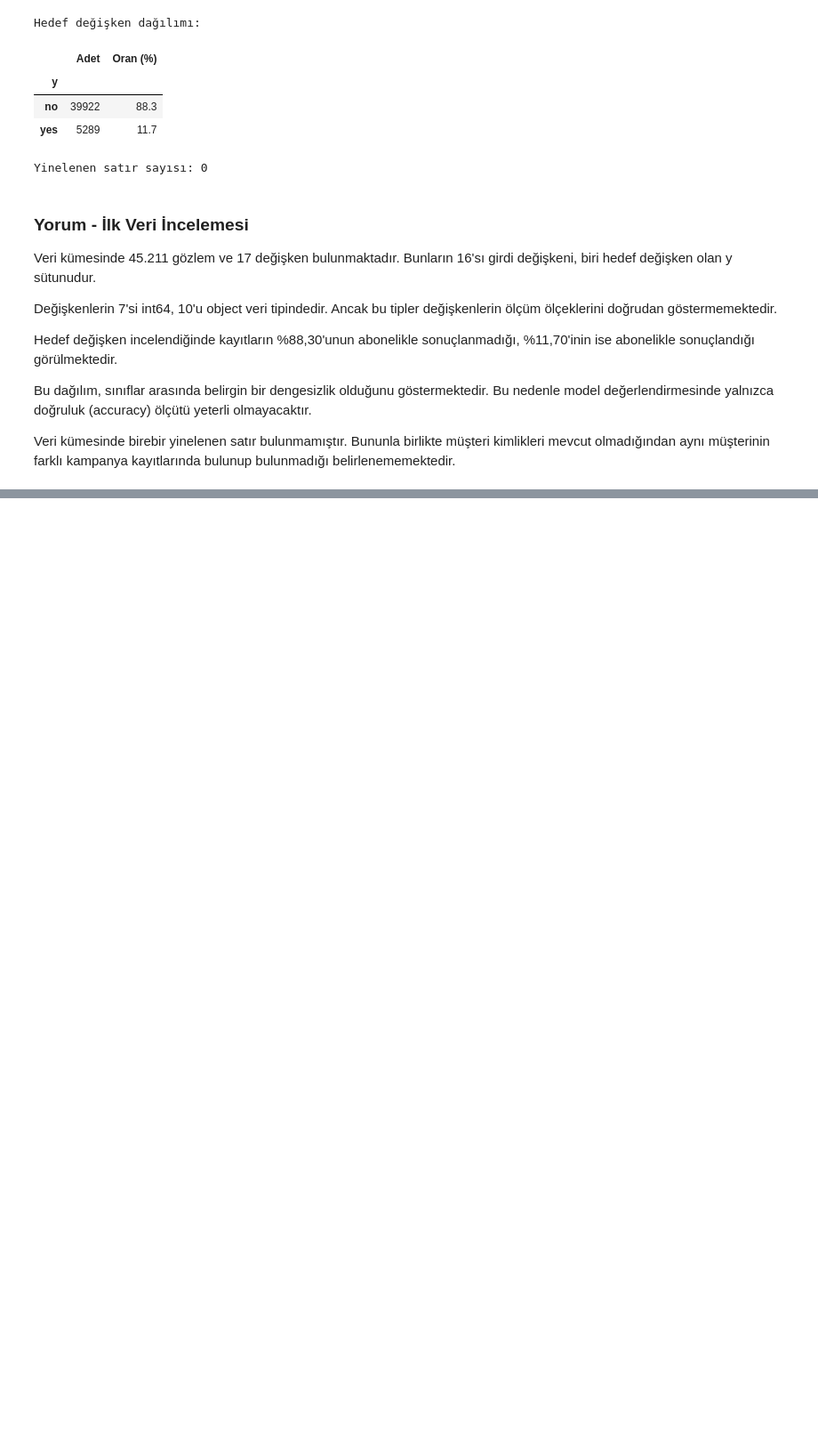
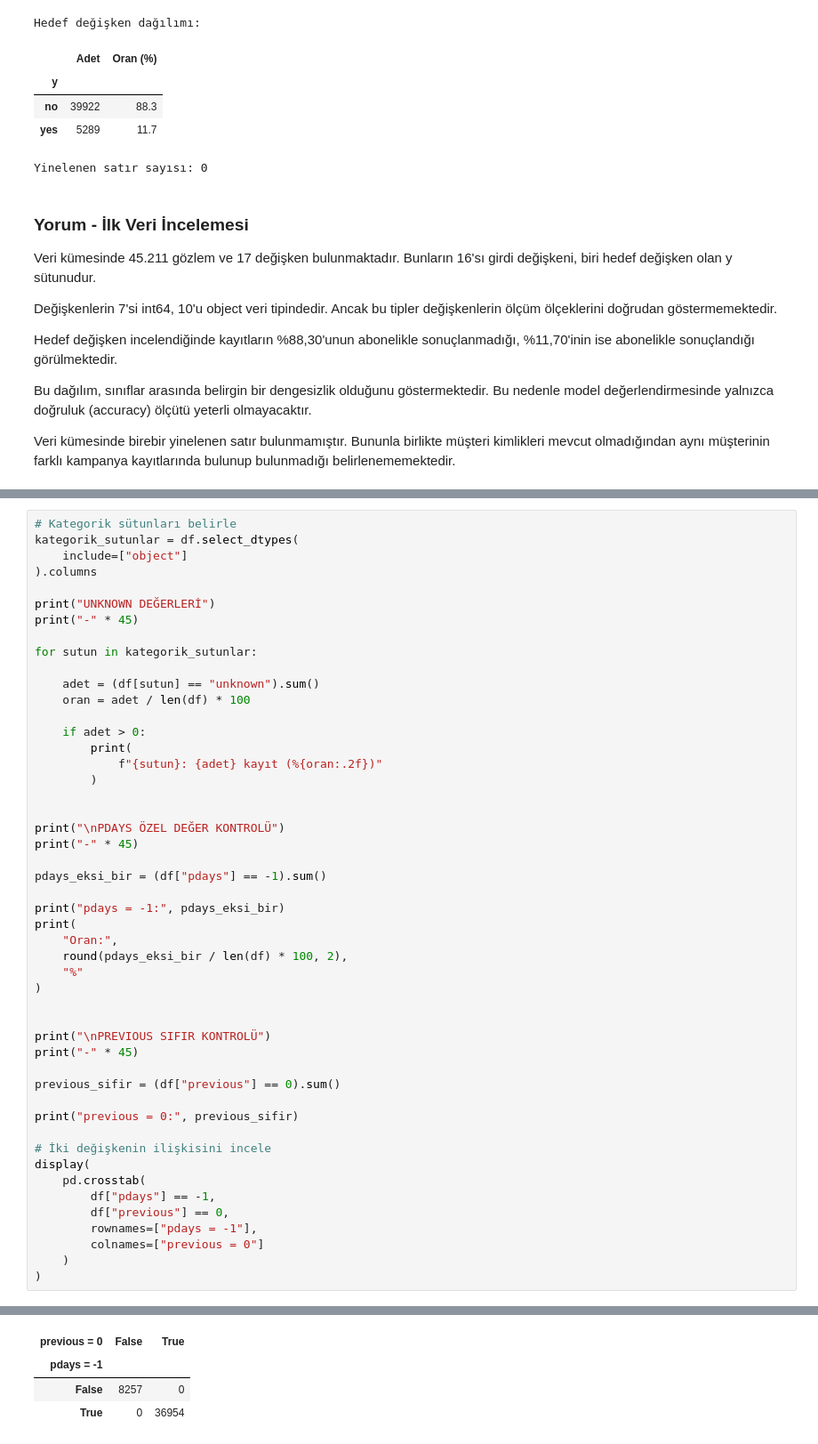
Before and after one commit to KeremATLIHAN/Veri_Bilimleri_Vize, a Jupyter notebook: proje1/BIL545_Proje1_Banka_Guncel.ipynb, the cells around one changed output, grey strips where cells are left out. Shown at 89% size. Drawn from its saved outputs; the diff is of its cells as text; blank space fills up the shorter version.

```diff
--- a/proje1/BIL545_Proje1_Banka_Guncel.ipynb
+++ b/proje1/BIL545_Proje1_Banka_Guncel.ipynb
@@ -172,0 +233,50 @@ bulunup bulunmadığı belirlenememektedir.
+# %%
+# Kategorik sütunları belirle
+kategorik_sutunlar = df.select_dtypes(
+    include=["object"]
+).columns
+
+print("UNKNOWN DEĞERLERİ")
+print("-" * 45)
+
+for sutun in kategorik_sutunlar:
+
+    adet = (df[sutun] == "unknown").sum()
+    oran = adet / len(df) * 100
+
+    if adet > 0:
+        print(
+            f"{sutun}: {adet} kayıt (%{oran:.2f})"
+        )
+
+
+print("\nPDAYS ÖZEL DEĞER KONTROLÜ")
+print("-" * 45)
+
+pdays_eksi_bir = (df["pdays"] == -1).sum()
+
+print("pdays = -1:", pdays_eksi_bir)
+print(
+    "Oran:",
+    round(pdays_eksi_bir / len(df) * 100, 2),
+    "%"
+)
+
+
+print("\nPREVIOUS SIFIR KONTROLÜ")
+print("-" * 45)
+
+previous_sifir = (df["previous"] == 0).sum()
+
+print("previous = 0:", previous_sifir)
+
+# İki değişkenin ilişkisini incele
+display(
+    pd.crosstab(
+        df["pdays"] == -1,
+        df["previous"] == 0,
+        rownames=["pdays = -1"],
+        colnames=["previous = 0"]
+    )
+)
+# %% [output]
@@ -172,0 +298,4 @@ bulunup bulunmadığı belirlenememektedir.
+| previous = 0 | False | True |
+| pdays = -1 |  |  |
+| False | 8257 | 0 |
+| True | 0 | 36954 |
```
Also changed, not shown: parts of 5 cells of this notebook.
